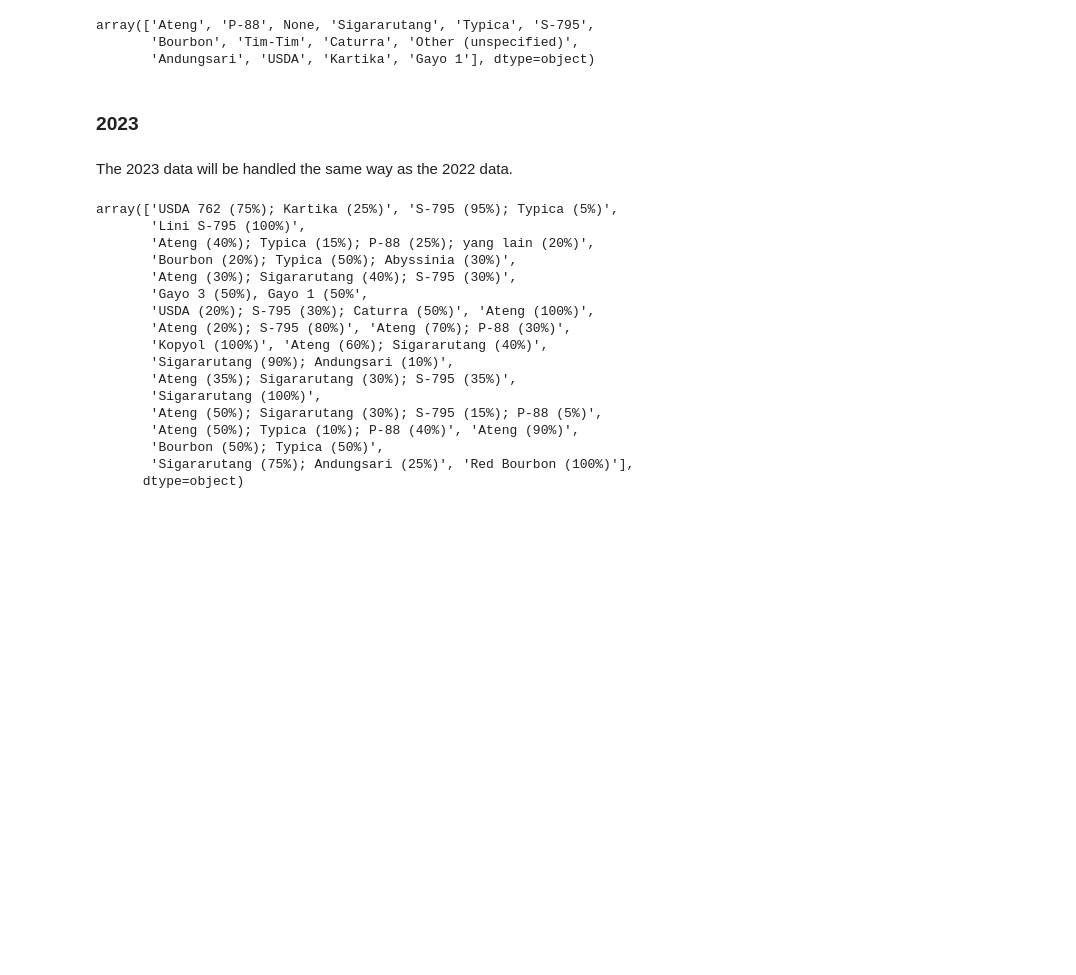
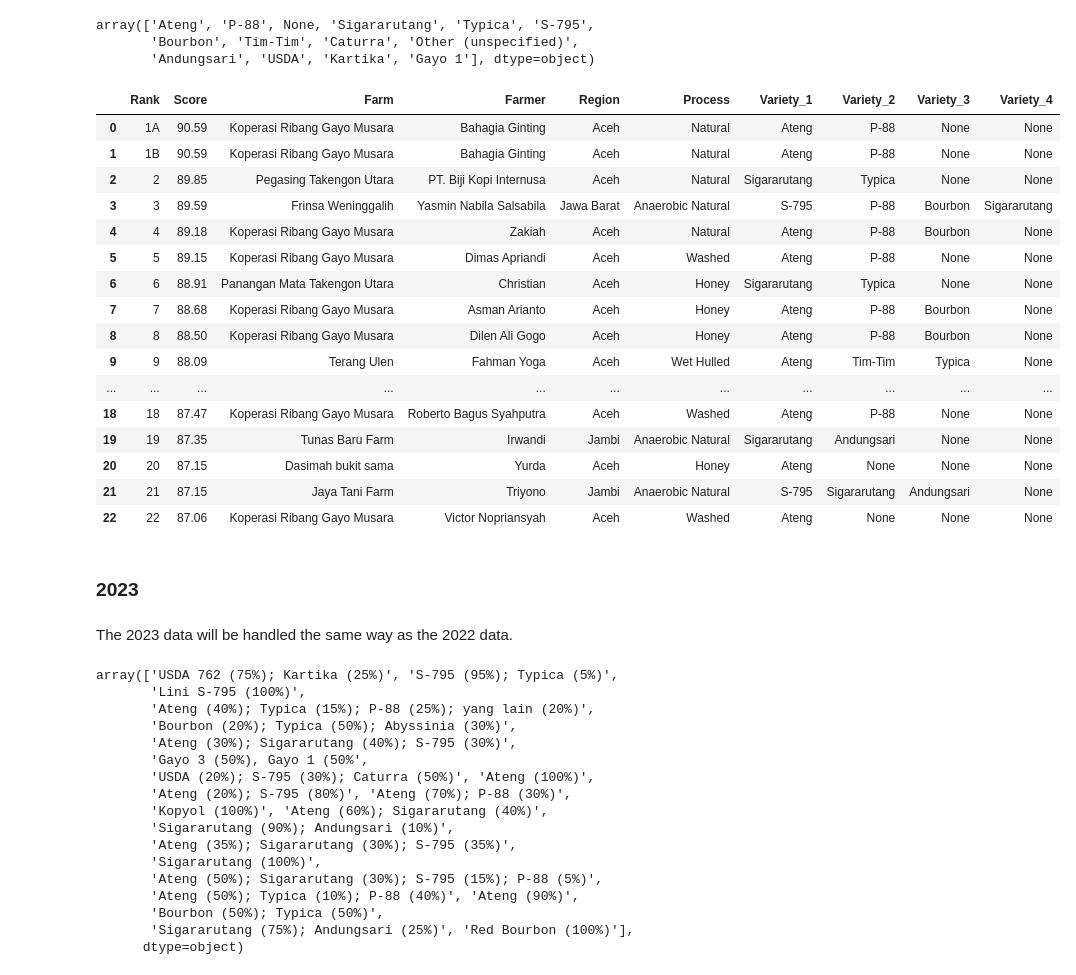
Before and after one commit to anggoro-bimo/indonesia-coe, a Jupyter notebook: notebooks/03. data_wrangling.ipynb, the cells around one changed output. Drawn from its saved outputs; the diff is of its cells as text; code cells hidden in the pictures; blank space fills up the shorter version.

```diff
--- a/notebooks/03. data_wrangling.ipynb
+++ b/notebooks/03. data_wrangling.ipynb
@@ -918,6 +924,26 @@ pd.unique(coffee22[['Variety_1', 'Variety_2', 'Variety_3', 'Variety_4']].values.
 array(['Ateng', 'P-88', None, 'Sigararutang', 'Typica', 'S-795',
        'Bourbon', 'Tim-Tim', 'Caturra', 'Other (unspecified)',
        'Andungsari', 'USDA', 'Kartika', 'Gayo 1'], dtype=object)
+# %%
+coffee22
+# %% [output]
+|  | Rank | Score | Farm | Farmer | Region | Process | Variety_1 | Variety_2 | Variety_3 | Variety_4 |
+| 0 | 1A | 90.59 | Koperasi Ribang Gayo Musara | Bahagia Ginting | Aceh | Natural | Ateng | P-88 | None | None |
+| 1 | 1B | 90.59 | Koperasi Ribang Gayo Musara | Bahagia Ginting | Aceh | Natural | Ateng | P-88 | None | None |
+| 2 | 2 | 89.85 | Pegasing Takengon Utara | PT. Biji Kopi Internusa | Aceh | Natural | Sigararutang | Typica | None | None |
+| 3 | 3 | 89.59 | Frinsa Weninggalih | Yasmin Nabila Salsabila | Jawa Barat | Anaerobic Natural | S-795 | P-88 | Bourbon | Sigararutang |
+| 4 | 4 | 89.18 | Koperasi Ribang Gayo Musara | Zakiah | Aceh | Natural | Ateng | P-88 | Bourbon | None |
+| 5 | 5 | 89.15 | Koperasi Ribang Gayo Musara | Dimas Apriandi | Aceh | Washed | Ateng | P-88 | None | None |
+| 6 | 6 | 88.91 | Panangan Mata Takengon Utara | Christian | Aceh | Honey | Sigararutang | Typica | None | None |
+| 7 | 7 | 88.68 | Koperasi Ribang Gayo Musara | Asman Arianto | Aceh | Honey | Ateng | P-88 | Bourbon | None |
+| 8 | 8 | 88.50 | Koperasi Ribang Gayo Musara | Dilen Ali Gogo | Aceh | Honey | Ateng | P-88 | Bourbon | None |
+| 9 | 9 | 88.09 | Terang Ulen | Fahman Yoga | Aceh | Wet Hulled | Ateng | Tim-Tim | Typica | None |
+| ... | ... | ... | ... | ... | ... | ... | ... | ... | ... | ... |
+| 18 | 18 | 87.47 | Koperasi Ribang Gayo Musara | Roberto Bagus Syahputra | Aceh | Washed | Ateng | P-88 | None | None |
+| 19 | 19 | 87.35 | Tunas Baru Farm | Irwandi | Jambi | Anaerobic Natural | Sigararutang | Andungsari | None | None |
+| 20 | 20 | 87.15 | Dasimah bukit sama | Yurda | Aceh | Honey | Ateng | None | None | None |
+| 21 | 21 | 87.15 | Jaya Tani Farm | Triyono | Jambi | Anaerobic Natural | S-795 | Sigararutang | Andungsari | None |
+| 22 | 22 | 87.06 | Koperasi Ribang Gayo Musara | Victor Nopriansyah | Aceh | Washed | Ateng | None | None | None |
 # %% [markdown]
 ### 2023
 # %% [markdown]
```
Also changed, not shown: parts of 13 cells of this notebook.
